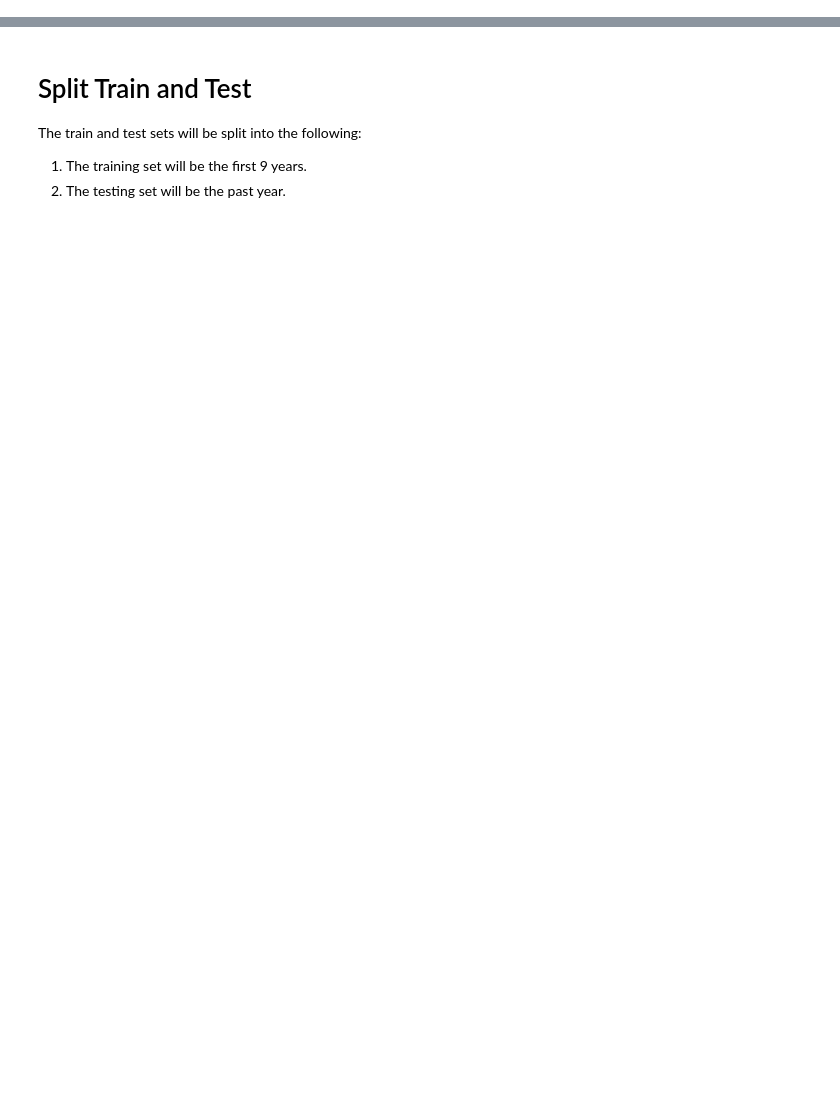
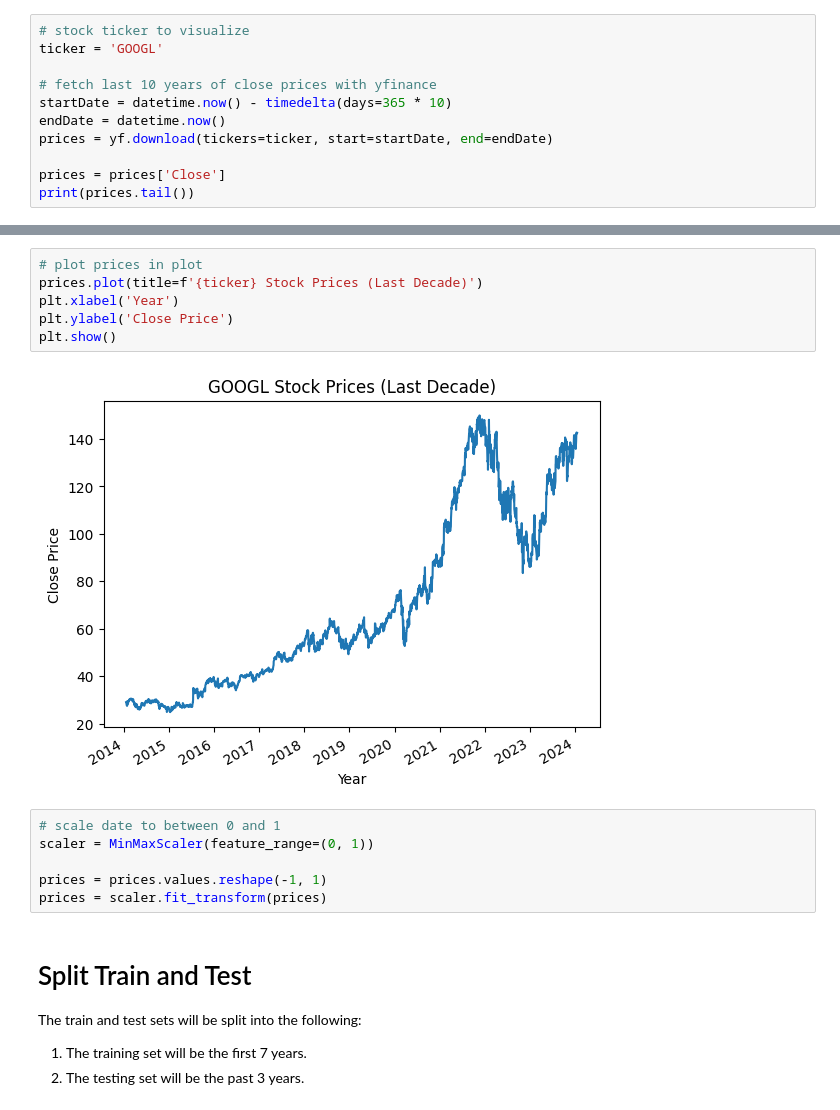
Before and after one commit to liamjdavis/Stock-Forecasters, a Jupyter notebook: LSTM.ipynb, the cells around one changed output, grey strips where cells are left out. Saved outputs shown, nothing was run; the diff lists cells and outputs as text; blank space fills up the shorter version.

```diff
--- a/LSTM.ipynb
+++ b/LSTM.ipynb
@@ -59,0 +16,11 @@ array([0.03415293, 0.03441723, 0.03343213, ..., 0.93952497, 0.93792481,
+# %%
+# stock ticker to visualize
+ticker = 'GOOGL'
+
+# fetch last 10 years of close prices with yfinance
+startDate = datetime.now() - timedelta(days=365 * 10)
+endDate = datetime.now()
+prices = yf.download(tickers=ticker, start=startDate, end=endDate)
+
+prices = prices['Close']
+print(prices.tail())
@@ -60,7 +36,21 @@ array([0.03415293, 0.03441723, 0.03343213, ..., 0.93952497, 0.93792481,
+# %%
+# plot prices in plot
+prices.plot(title=f'{ticker} Stock Prices (Last Decade)')
+plt.xlabel('Year')
+plt.ylabel('Close Price')
+plt.show()
+# %% [output]
+[figure, added]
+# %%
+# scale date to between 0 and 1
+scaler = MinMaxScaler(feature_range=(0, 1))
+
+prices = prices.values.reshape(-1, 1)
+prices = scaler.fit_transform(prices)
 # %% [markdown]
 # Split Train and Test
 The train and test sets will be split into the following:
 
-1. The training set will be the first 9 years.
-2. The testing set will be the past year.
+1. The training set will be the first 7 years.
+2. The testing set will be the past 3 years.
 # %%
```
Also changed, not shown: parts of 18 cells of this notebook.
